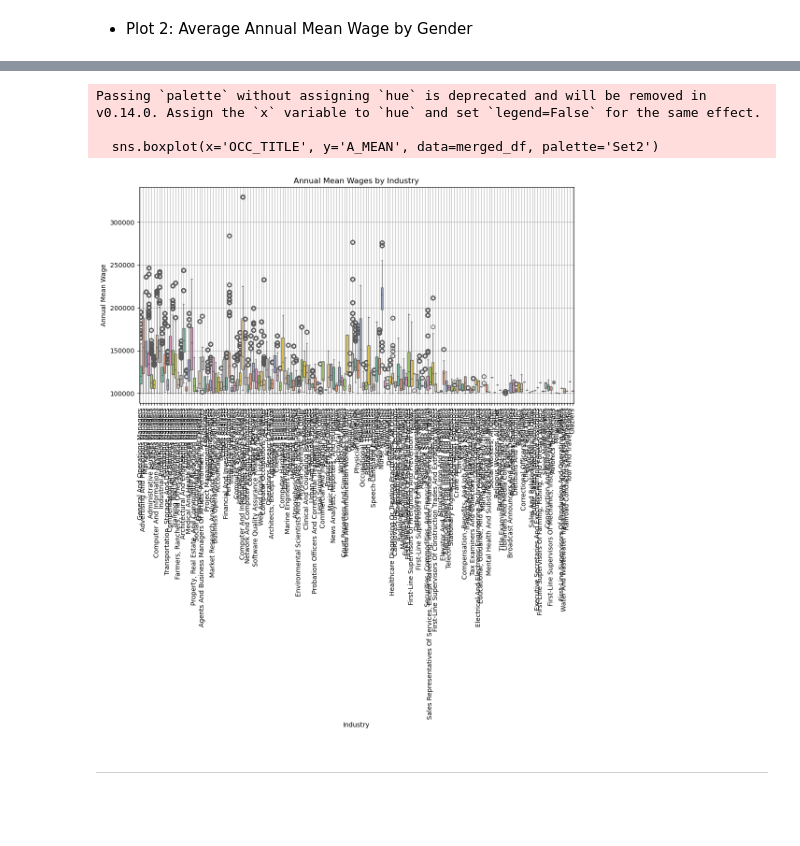
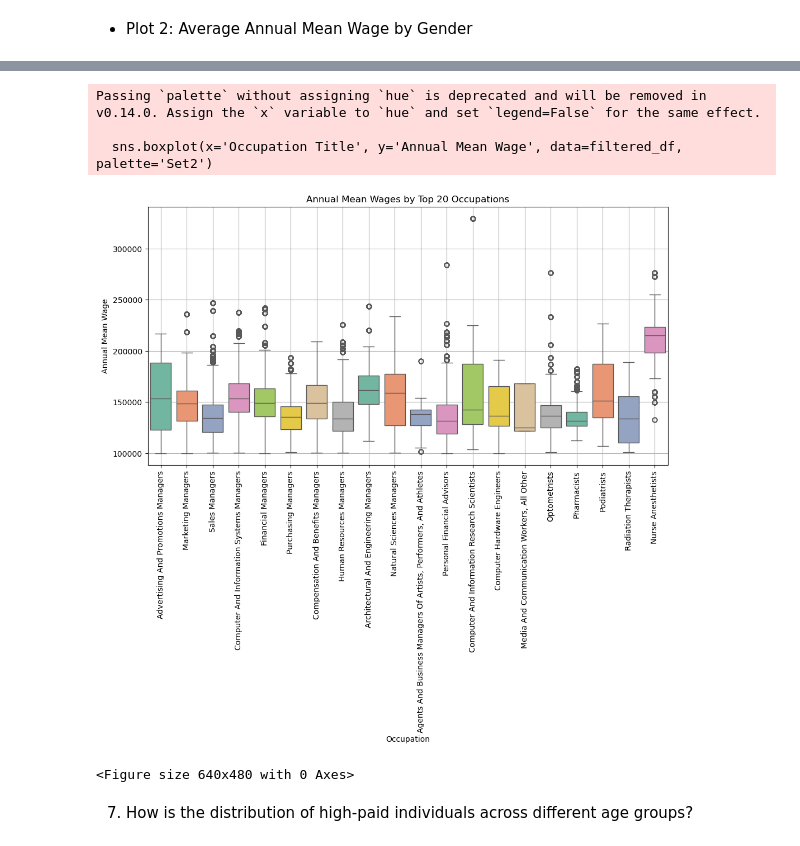
Before and after one commit to rjf7q/bls-data-exploration, a Jupyter notebook: bls_data_exploration.ipynb, the cells around one changed output, grey strips where cells are left out. Saved outputs shown, nothing was run; the diff lists cells and outputs as text; code cells hidden in the pictures; blank space fills up the shorter version.

```diff
--- a/bls_data_exploration.ipynb
+++ b/bls_data_exploration.ipynb
@@ -500,0 +476,26 @@ memory usage: 746.8+ MB
+# %%
+# Rename columns for clarity
+# Create a mapping dictionary for renaming
+rename_mapping = {
+    'AREA_TITLE': 'Area Title',
+    'OCC_CODE': 'Occupation Code',
+    'OCC_TITLE': 'Occupation Title',
+    'TOT_EMP': 'Total Employment',
+    'PRIM_STATE': 'State Abbriviation',
+    'H_MEAN': 'Hourly Mean Wage',
+    'A_MEAN': 'Annual Mean Wage',
+    'H_MEDIAN': 'Hourly Median Wage',
+    'A_MEDIAN': 'Annual Median Wage',
+    'LEVEL': 'Level',
+    'STATEICP': 'State code',
+    'EDUCD': 'Education Code',
+    'SEX': 'Gender',
+    'AGE': 'Age',
+    'STATE_NAME': 'State Name',
+    'EDUCATION_LABEL': 'Education Level'
+}
+
+# Rename the columns
+merged_df.rename(columns=rename_mapping, inplace=True)
+# Drop the LEVEL column from merged_df
+merged_df.drop(columns=['Level'], inplace=True)
@@ -516,6 +536,6 @@ us_states.head(3)
 # %%
-# The merge is performed based on the state postal abbreviations: 'STUSPS' in us_states and 'PRIM_STATE' in merged_df.
-merged = us_states.set_index('STUSPS').join(merged_df.set_index('PRIM_STATE'), rsuffix='_merged')# 'rsuffix' is used to avoid
+# The merge is performed based on the state postal abbreviations: 'STUSPS' in us_states and 'State Abbriviation' in merged_df.
+merged = us_states.set_index('STUSPS').join(merged_df.set_index('State Abbriviation'), rsuffix='_merged')# 'rsuffix' is used to avoid
 #column name conflicts during the merge.
 # %%
 #check the null value after merge
@@ -1013,17 +980,25 @@ merged_df['OCC_TITLE'].nunique()
 # %%
-# Boxplot of Annual Mean Wages by Industry
+# # Boxplot of Annual Mean Wages by OCCupation
+# Step 1: Calculate the average annual mean wage for each occupation
+avg_wages_by_occupation = merged_df.groupby('Occupation Title')['Annual Mean Wage'].mean().sort_values(ascending=False)
+# Step 2: Select the top 20 occupations
+top_20_occupations = avg_wages_by_occupation.head(20).index
+filtered_df = merged_df[merged_df['Occupation Title'].isin(top_20_occupations)]
+# Step 3: Create the boxplot
 plt.figure(figsize=(12, 6))
-sns.boxplot(x='OCC_TITLE', y='A_MEAN', data=merged_df, palette='Set2')
+sns.boxplot(x='Occupation Title', y='Annual Mean Wage', data=filtered_df, palette='Set2')
 plt.xticks(rotation=90)
-plt.title('Annual Mean Wages by Industry')
-plt.xlabel('Industry')
+plt.title('Annual Mean Wages by Top 20 Occupations')
+plt.xlabel('Occupation')
 plt.ylabel('Annual Mean Wage')
 plt.grid()
 plt.show()
+plt.savefig('./Images/Annual_Mean_Wages_by_Top_20_Occupations.png')
 # %% [output]
 Passing `palette` without assigning `hue` is deprecated and will be removed in v0.14.0. Assign the `x` variable to `hue` and set `legend=False` for the same effect.
 
-  sns.boxplot(x='OCC_TITLE', y='A_MEAN', data=merged_df, palette='Set2')
+  sns.boxplot(x='Occupation Title', y='Annual Mean Wage', data=filtered_df, palette='Set2')
-[figure, old version]
+[figure, new version]
+<Figure size 640x480 with 0 Axes>
-# %% [markdown]
-------------------------------------------------------
+# %% [markdown]
+7. How is the distribution of high-paid individuals across different age groups?
```
Also changed, not shown: parts of 109 cells of this notebook.
